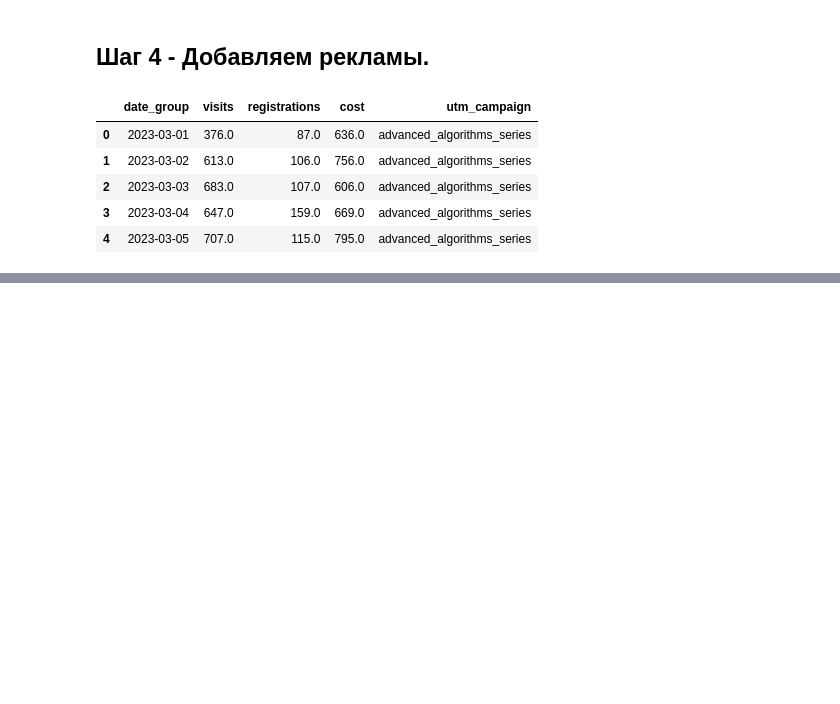
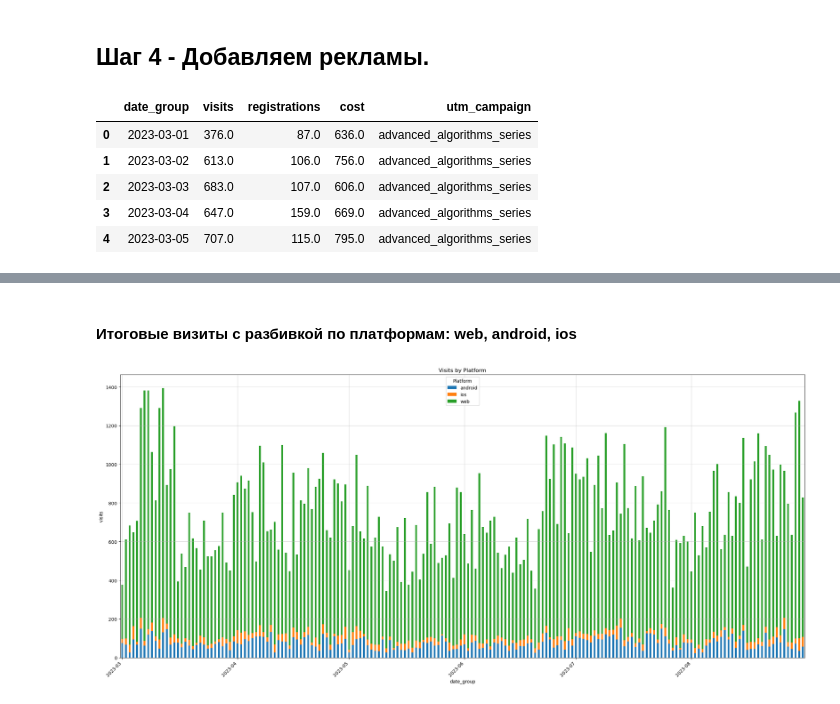
Before and after one commit to Maxim00se/data-analytics-project-100, a Jupyter notebook: data_analysis_notebook.ipynb, the cells around one changed output, grey strips where cells are left out. Cells and saved outputs as stored; diff of their text form; code cells hidden in the pictures; blank space fills up the shorter version.

```diff
--- a/data_analysis_notebook.ipynb
+++ b/data_analysis_notebook.ipynb
@@ -159,0 +180,32 @@ ads.head()
+# %% [markdown]
+#### Итоговые визиты с разбивкой по платформам: web, android, ios
+# %%
+stacked_data = conversion.pivot_table(index='date_group', columns='platform', values='visits', aggfunc='sum', fill_value=0)
+
+plt.figure(figsize=(22, 10))
+stacked_data.plot(kind='bar', stacked=True, ax=plt.gca())
+
+# Настройки графика
+plt.xlabel('date_group')
+plt.ylabel('visits')
+plt.title('Visits by Platform')
+
+# Преобразуем индекс в pd.DatetimeIndex и получаем только первые дни месяца
+stacked_data.index = pd.to_datetime(stacked_data.index)  # Убедитесь, что индекс в формате datetime
+monthly_ticks = stacked_data.index[stacked_data.index.day == 1]  # Получаем только первые дни месяца
+monthly_tick_positions = [stacked_data.index.get_loc(date) for date in monthly_ticks]  # Позиции на оси X для этих дат
+
+# Настройка подписей на оси X
+plt.xticks(monthly_tick_positions, labels=monthly_ticks.strftime('%Y-%m'), rotation=45, ha='right')
+
+# Сетка и легенда
+plt.grid(alpha=0.5)
+plt.legend(title='Platform')
+
+# Обновление положения графика
+plt.tight_layout()
+
+# Сохранение и отображение графика
+plt.savefig('./charts/visits_by_platform.png')
+# %% [output]
+[figure, added]
```
Also changed, not shown: parts of 8 cells of this notebook, 4 other files.
